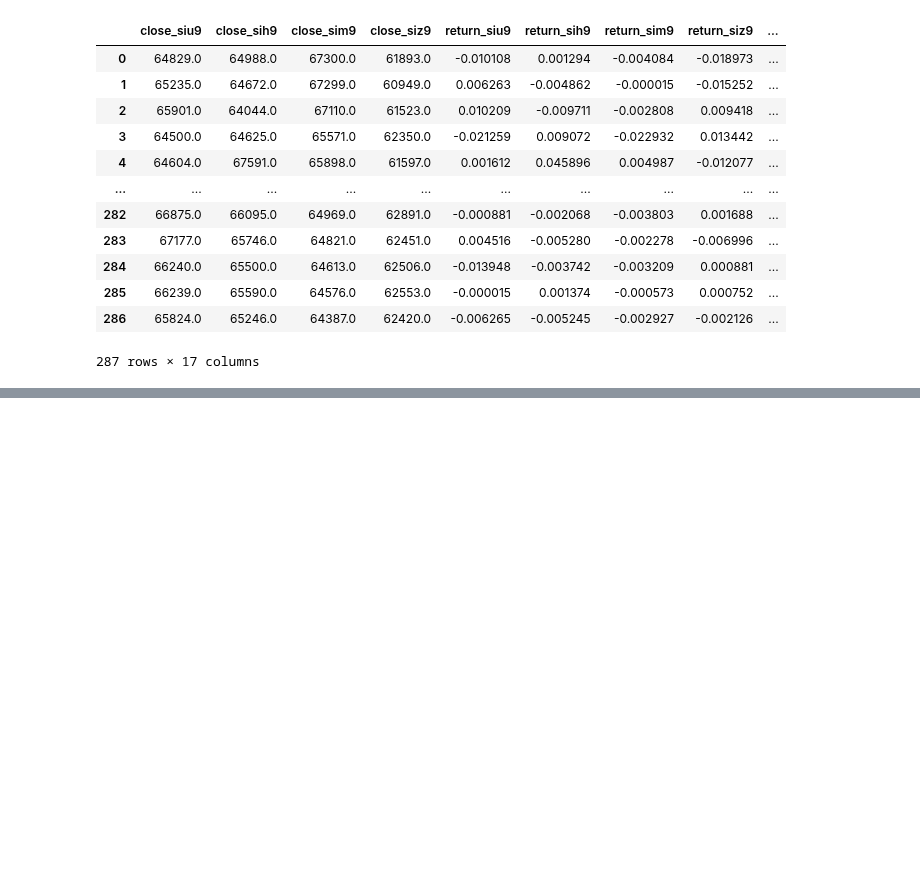
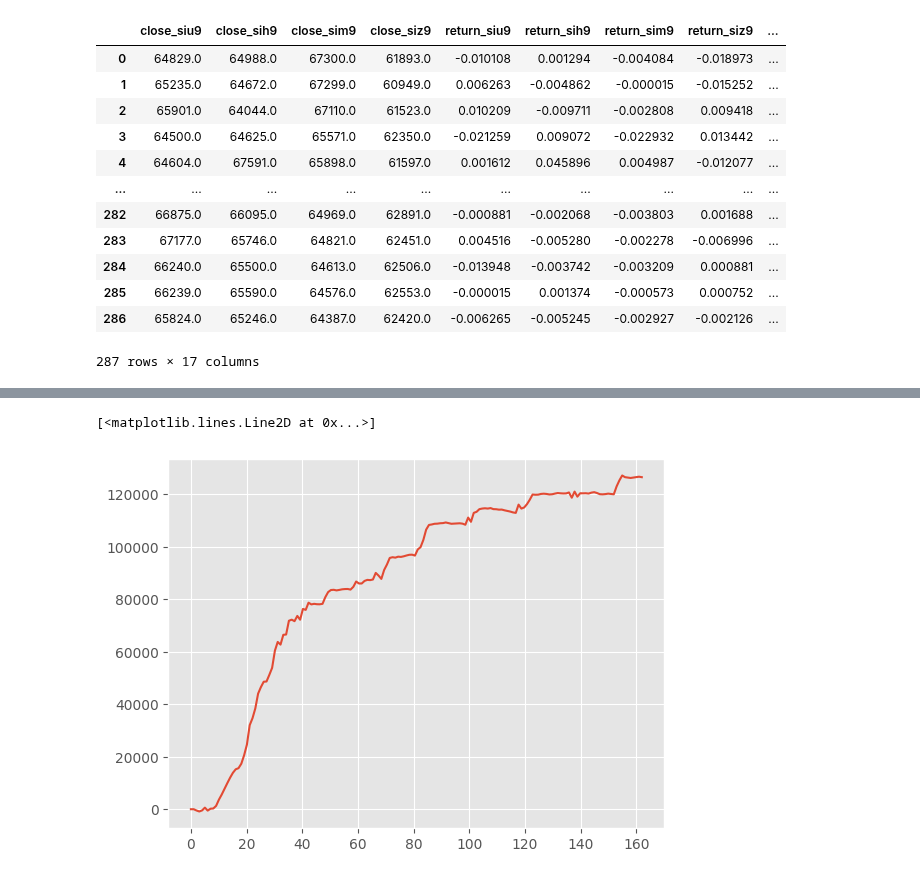
Before and after one commit to ChingisBadmaev/sirius_university, a Jupyter notebook: derivatives/task_b_3.ipynb, the cells around one changed output, grey strips where cells are left out. Drawn from its saved outputs; the diff is of its cells as text; code cells hidden in the pictures; blank space fills up the shorter version.

```diff
--- a/derivatives/task_b_3.ipynb
+++ b/derivatives/task_b_3.ipynb
@@ -261,0 +600,18 @@ plt.plot(np.linspace(0, len(data), len(data)), profit_and_loss(data['profit']))
+# %%
+def get_profit(dataframe, column_data, column_alpha):
+    profit = []
+    data = dataframe[column_data]
+    alpha = dataframe[column_alpha]
+    for i in range(1, len(data)):
+        profit.append((data[i] - data[i - 1]) * alpha[i - 1])
+    return profit
+# %%
+profit_siu9 = get_profit(data_real_fair, 'close_siu9', 'alpha_siu9')
+profit_sih9 = get_profit(data_real_fair, 'close_sih9', 'alpha_sih9')
+profit_sim9 = get_profit(data_real_fair, 'close_sim9', 'alpha_sim9')
+profit_siz9 = get_profit(data_real_fair, 'close_siz9', 'alpha_siz9')
+# %%
+l = list(map(sum, zip(profit_siu9, profit_sih9, profit_sim9, profit_siz9)))
+l.insert(0, 0)
+data_real_fair['profit'] = l
+data_real_fair
@@ -261,0 +632,11 @@ plt.plot(np.linspace(0, len(data), len(data)), profit_and_loss(data['profit']))
+# %%
+def profit_and_loss(dataframe):
+    p_and_l = []
+    for i in range(len(dataframe)):
+        p_and_l.append(dataframe.head(i).sum())
+    return p_and_l
+# %%
+plt.plot(np.linspace(0, len(data_real_fair), len(data_real_fair)), profit_and_loss(data_real_fair['profit']))
+# %% [output]
+[<matplotlib.lines.Line2D at 0x...>]
+[figure, added]
```
Also changed, not shown: parts of 25 cells of this notebook.
